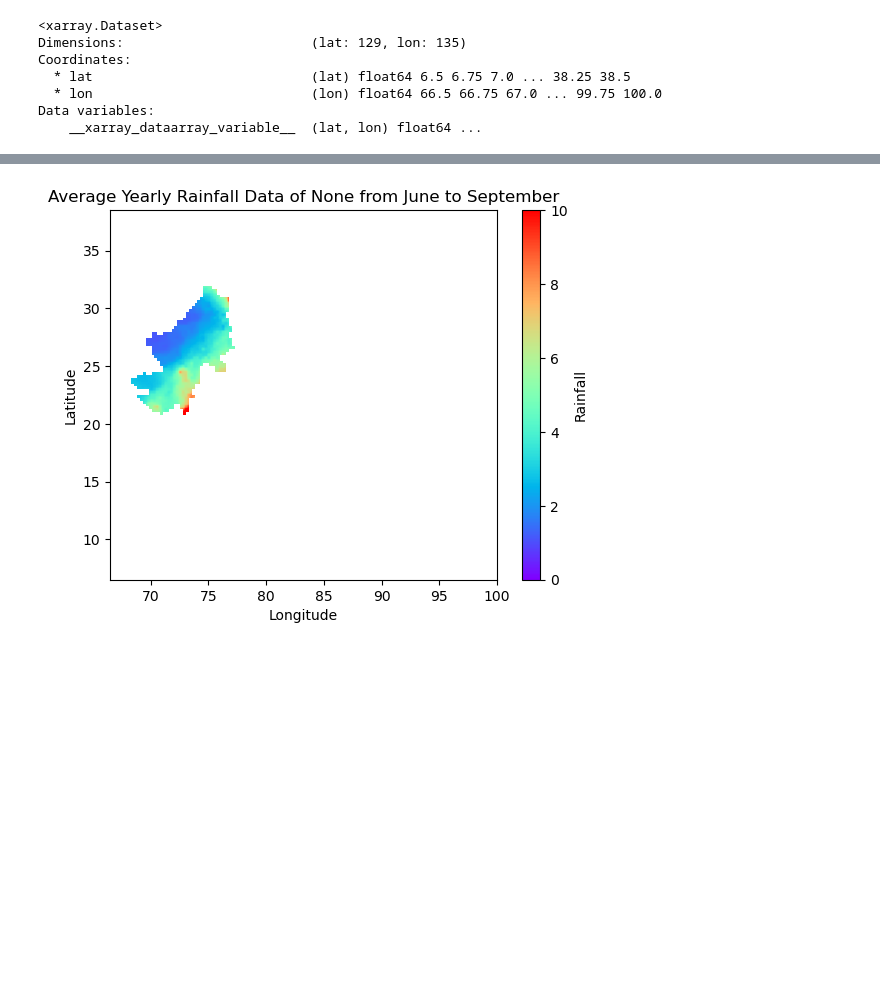
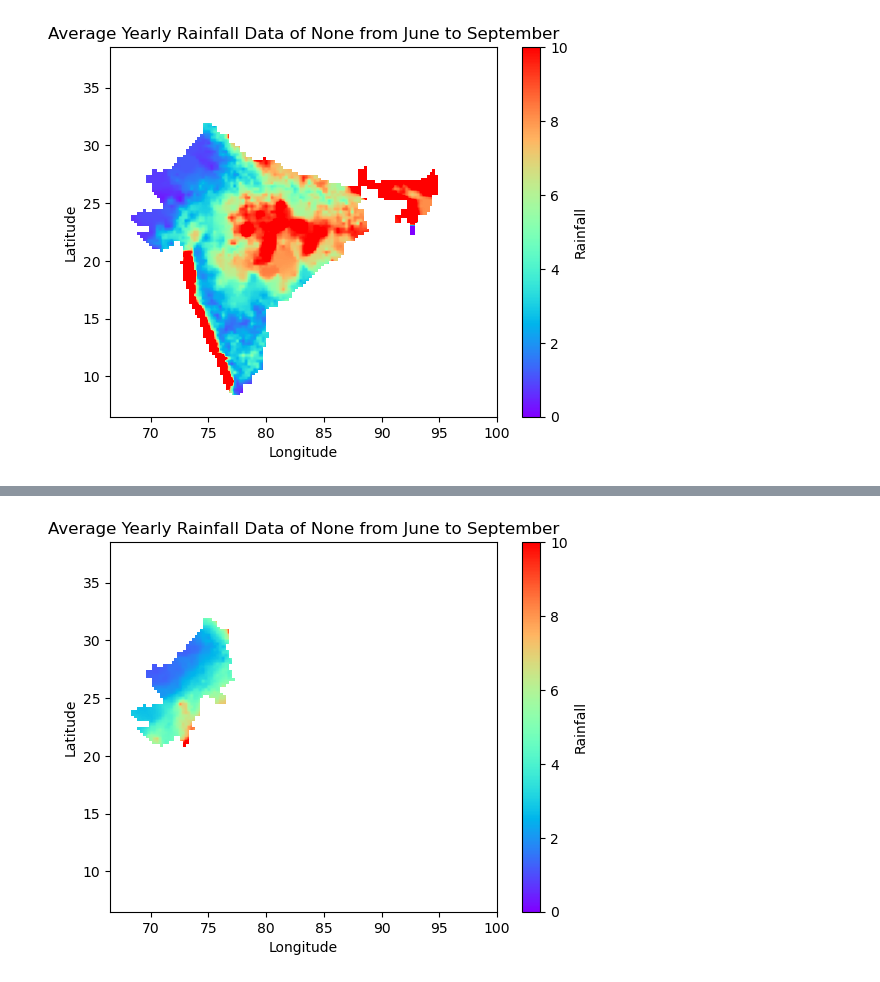
Before and after one commit to KishanRathod17/Climate-Data-Modelling, a Jupyter notebook: Codes/Rain Category.ipynb, the cells around one changed output, grey strips where cells are left out. Cells and saved outputs as stored; diff of their text form; code cells hidden in the pictures; blank space fills up the shorter version.

```diff
--- a/Codes/Rain Category.ipynb
+++ b/Codes/Rain Category.ipynb
@@ -76,15 +76,10 @@ for i in range(len(path1)):
 # PlotMap(zone5[0].to_array()[0])
 # PlotMap(zone6[0].to_array()[0])
 # %%
-zone1[0]
+zz=zone1[0].combine_first(zone2[0].combine_first(zone3[0].combine_first(zone4[0].combine_first(zone5[0].combine_first(zone6[0])))))
+PlotMap(zz.to_array()[0])
 # %% [output]
-<xarray.Dataset>
-Dimensions:                        (lat: 129, lon: 135)
-Coordinates:
-  * lat                            (lat) float64 6.5 6.75 7.0 ... 38.25 38.5
-  * lon                            (lon) float64 66.5 66.75 67.0 ... 99.75 100.0
-Data variables:
-    __xarray_dataarray_variable__  (lat, lon) float64 ...
+[figure, added]
 # %%
 #Find the climatological mean i.e a mean of
 combined_data_zone1 = xarray.concat(zone1, dim='years')
```
Also changed, not shown: parts of 7 cells of this notebook.
